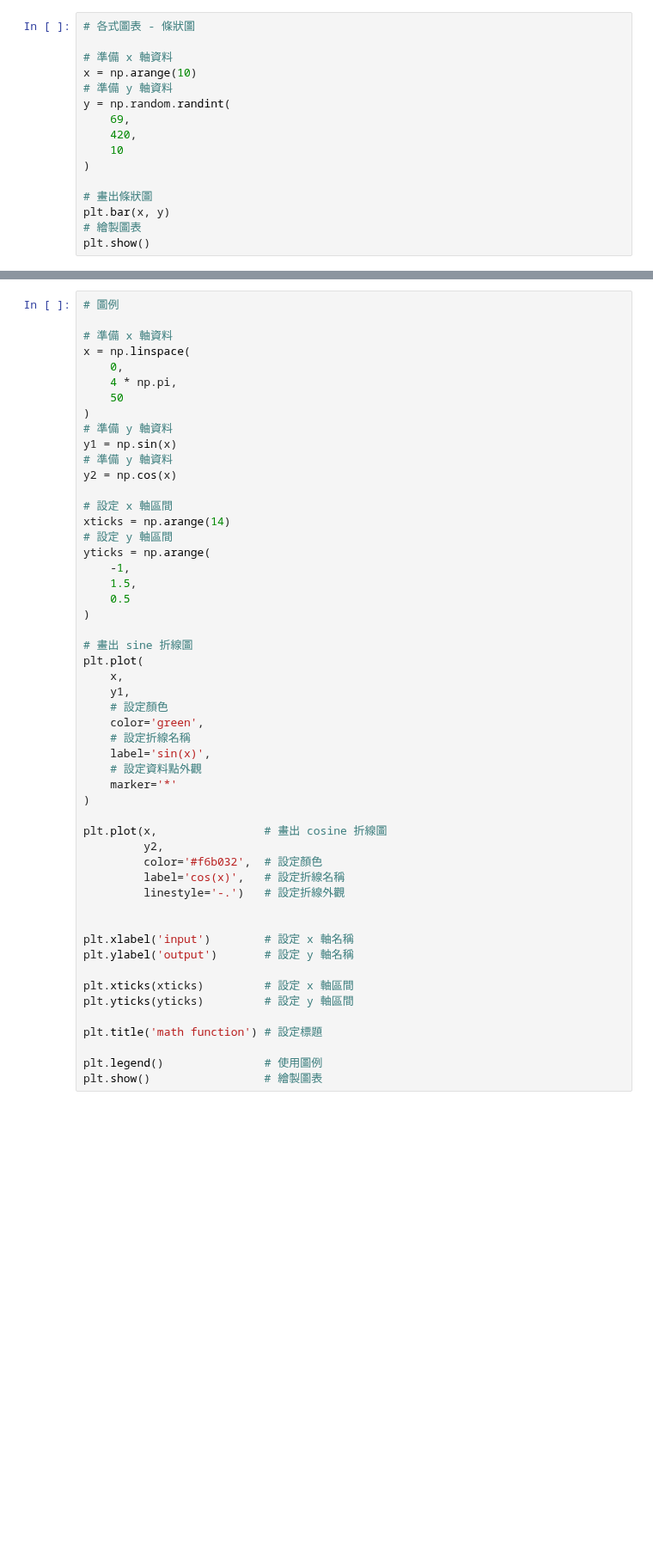
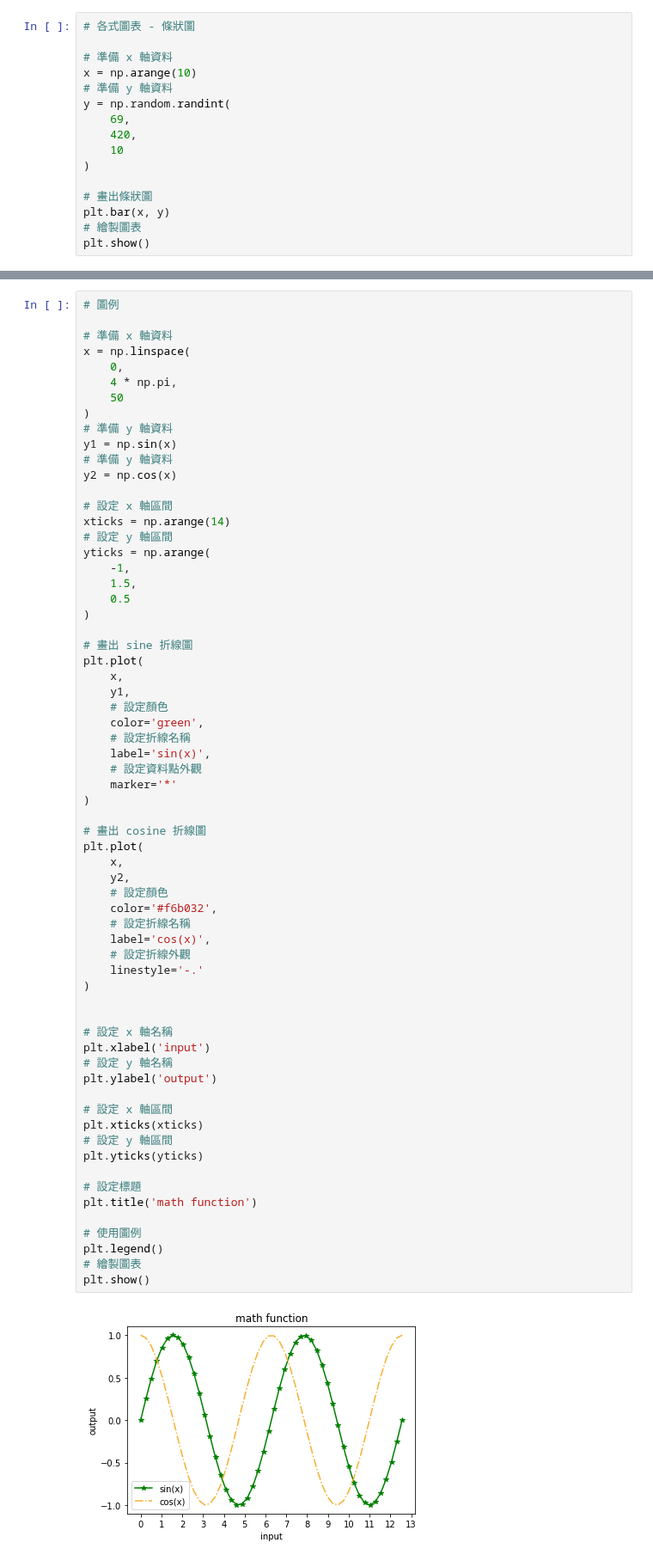
Before and after one commit to IKMLab/course_material, a Jupyter notebook: matplotlib-資料視覺化.ipynb, the cells around one changed output, grey strips where cells are left out. Shown at 86% size. Drawn from its saved outputs; the diff is of its cells as text; blank space fills up the shorter version.

```diff
--- a/matplotlib-資料視覺化.ipynb
+++ b/matplotlib-資料視覺化.ipynb
@@ -369,45 +373,60 @@ x = np.linspace(
 y1 = np.sin(x)
 # 準備 y 軸資料
 y2 = np.cos(x)
 
 # 設定 x 軸區間
 xticks = np.arange(14)
 # 設定 y 軸區間
 yticks = np.arange(
     -1,
     1.5,
     0.5
 )
 
 # 畫出 sine 折線圖
 plt.plot(
     x,
     y1,
     # 設定顏色
     color='green',
     # 設定折線名稱
     label='sin(x)',
     # 設定資料點外觀
     marker='*'
 )
 
-plt.plot(x,                # 畫出 cosine 折線圖
-         y2,
-         color='#f6b032',  # 設定顏色
-         label='cos(x)',   # 設定折線名稱
-         linestyle='-.')   # 設定折線外觀
+# 畫出 cosine 折線圖
+plt.plot(
+    x,
+    y2,
+    # 設定顏色
+    color='#f6b032',
+    # 設定折線名稱
+    label='cos(x)',
+    # 設定折線外觀
+    linestyle='-.'
+)
 
 
-plt.xlabel('input')        # 設定 x 軸名稱
-plt.ylabel('output')       # 設定 y 軸名稱
+# 設定 x 軸名稱
+plt.xlabel('input')
+# 設定 y 軸名稱
+plt.ylabel('output')
 
-plt.xticks(xticks)         # 設定 x 軸區間
-plt.yticks(yticks)         # 設定 y 軸區間
+# 設定 x 軸區間
+plt.xticks(xticks)
+# 設定 y 軸區間
+plt.yticks(yticks)
 
-plt.title('math function') # 設定標題
+# 設定標題
+plt.title('math function')
 
-plt.legend()               # 使用圖例
-plt.show()                 # 繪製圖表
+# 使用圖例
+plt.legend()
+# 繪製圖表
+plt.show()
+# %% [output]
+[figure, added]
 # %%
 # 外觀樣板
 
```
Also changed, not shown: parts of 14 cells of this notebook, 1 other file.
